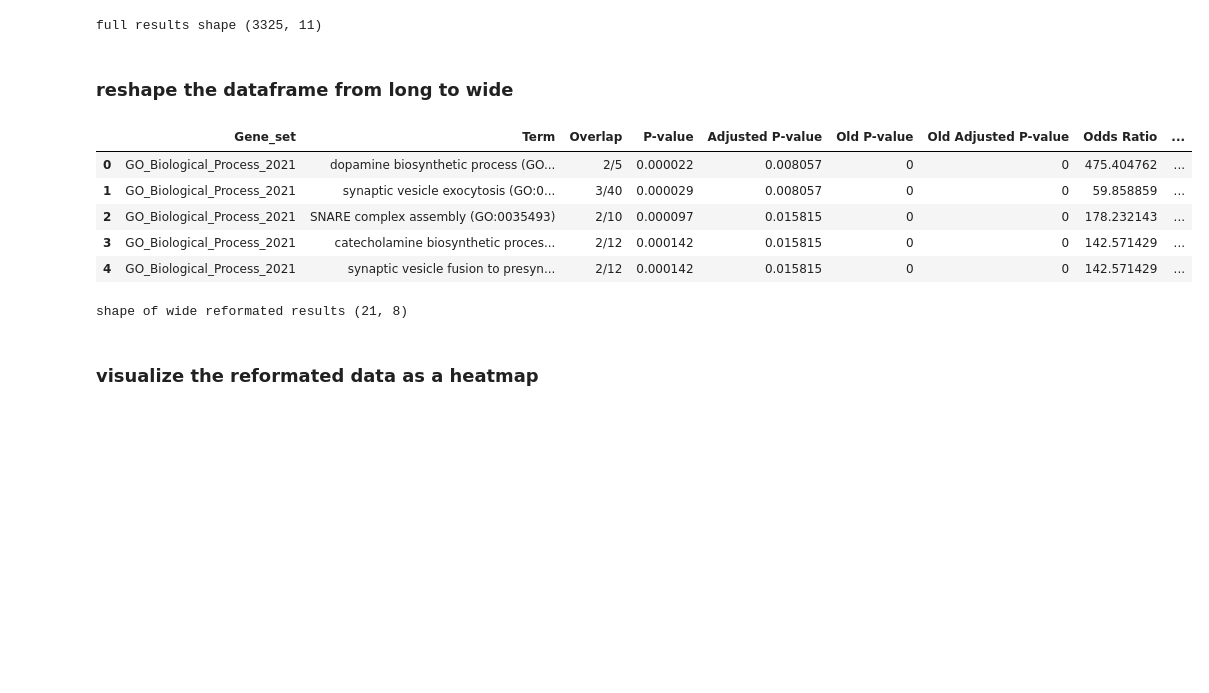
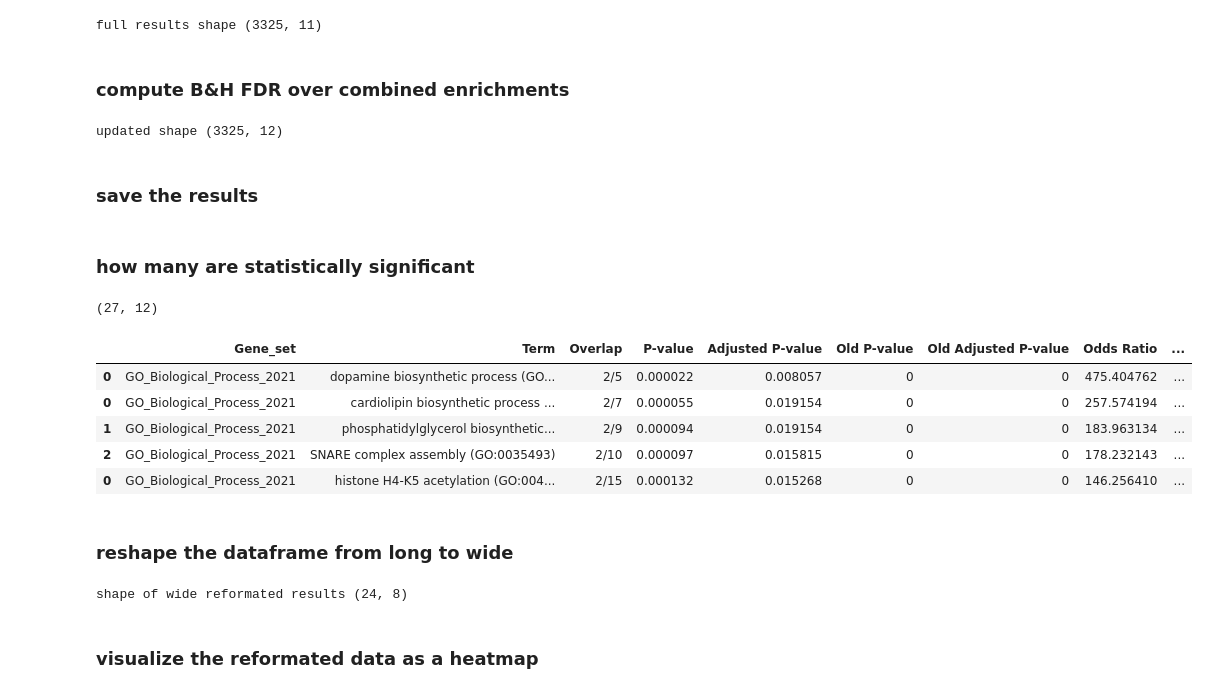
Before and after one commit to FOUNDINPD/foundin_qtl, a Jupyter notebook: figures/gsea_enrichr.ipynb, the cells around one changed output. Saved outputs shown, nothing was run; the diff lists cells and outputs as text; code cells hidden in the pictures; blank space fills up the shorter version.

```diff
--- a/figures/gsea_enrichr.ipynb
+++ b/figures/gsea_enrichr.ipynb
@@ -144,3 +161,15 @@ if DEBUG:
     display(results_df.sample(5))
 # %% [output]
 full results shape (3325, 11)
+# %% [markdown]
+### compute B&H FDR over combined enrichments
+# %%
+# apply B&H FDR corrections to results
+results_df['bh_fdr'] = compute_fdr(results_df['P-value'].fillna(1))
+print(f'updated shape {results_df.shape}')
+if DEBUG:
+    display(results_df.sample(10))
+# %% [output]
+updated shape (3325, 12)
+# %% [markdown]
+### save the results
@@ -147,17 +178,22 @@ full results shape (3325, 11)
+# %% [markdown]
+### how many are statistically significant
+# %%
+print(results_df.loc[results_df.bh_fdr <= 0.05].shape)
+display(results_df.loc[results_df.bh_fdr <= 0.05].sort_values('Odds Ratio', ascending=False).head())
+# %% [output]
+(27, 12)
+|  | Gene_set | Term | Overlap | P-value | Adjusted P-value | Old P-value | Old Adjusted P-value | Odds Ratio | ... |
+| 0 | GO_Biological_Process_2021 | dopamine biosynthetic process (GO... | 2/5 | 0.000022 | 0.008057 | 0 | 0 | 475.404762 | ... |
+| 0 | GO_Biological_Process_2021 | cardiolipin biosynthetic process ... | 2/7 | 0.000055 | 0.019154 | 0 | 0 | 257.574194 | ... |
+| 1 | GO_Biological_Process_2021 | phosphatidylglycerol biosynthetic... | 2/9 | 0.000094 | 0.019154 | 0 | 0 | 183.963134 | ... |
+| 2 | GO_Biological_Process_2021 | SNARE complex assembly (GO:0035493) | 2/10 | 0.000097 | 0.015815 | 0 | 0 | 178.232143 | ... |
+| 0 | GO_Biological_Process_2021 | histone H4-K5 acetylation (GO:004... | 2/15 | 0.000132 | 0.015268 | 0 | 0 | 146.256410 | ... |
 # %% [markdown]
 ### reshape the dataframe from long to wide
-# %%
-results_df.head()
-# %% [output]
-|  | Gene_set | Term | Overlap | P-value | Adjusted P-value | Old P-value | Old Adjusted P-value | Odds Ratio | ... |
-| 0 | GO_Biological_Process_2021 | dopamine biosynthetic process (GO... | 2/5 | 0.000022 | 0.008057 | 0 | 0 | 475.404762 | ... |
-| 1 | GO_Biological_Process_2021 | synaptic vesicle exocytosis (GO:0... | 3/40 | 0.000029 | 0.008057 | 0 | 0 | 59.858859 | ... |
-| 2 | GO_Biological_Process_2021 | SNARE complex assembly (GO:0035493) | 2/10 | 0.000097 | 0.015815 | 0 | 0 | 178.232143 | ... |
-| 3 | GO_Biological_Process_2021 | catecholamine biosynthetic proces... | 2/12 | 0.000142 | 0.015815 | 0 | 0 | 142.571429 | ... |
-| 4 | GO_Biological_Process_2021 | synaptic vesicle fusion to presyn... | 2/12 | 0.000142 | 0.015815 | 0 | 0 | 142.571429 | ... |
 # %%
-temp_df = results_df.loc[(results_df.modality == 'DAn-meta') &
-                         (results_df['Adjusted P-value'] <= 0.05)]
+# temp_df = results_df.loc[(results_df.modality == 'DAn-meta') &
+#                          (results_df.bh_fdr <= 0.05)]
+temp_df = results_df.loc[results_df.bh_fdr <= 0.05]
 wcoloc_df = pivot(results_df.loc[results_df.Term.isin(temp_df.Term)],
                   index=['Gene_set', 'Term'],
                   columns=['modality'], values='Odds Ratio')
@@ -170,7 +206,7 @@ print(f'shape of wide reformated results {wcoloc_df.shape}')
 if DEBUG:
     display(wcoloc_df)
 # %% [output]
-shape of wide reformated results (21, 8)
+shape of wide reformated results (24, 8)
 # %% [markdown]
 ### visualize the reformated data as a heatmap
 # %%
```
Also changed, not shown: parts of 10 cells of this notebook.
